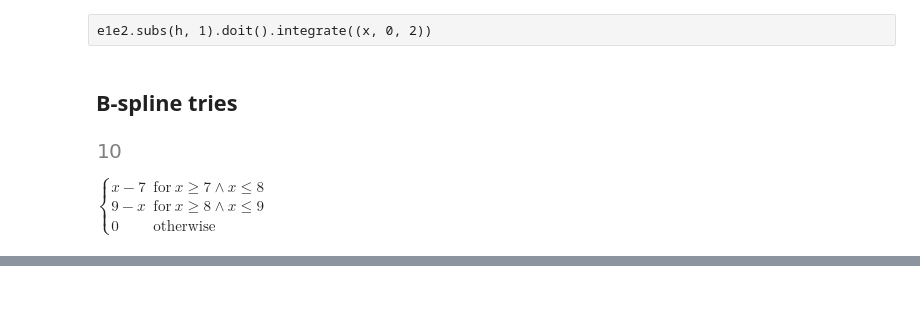
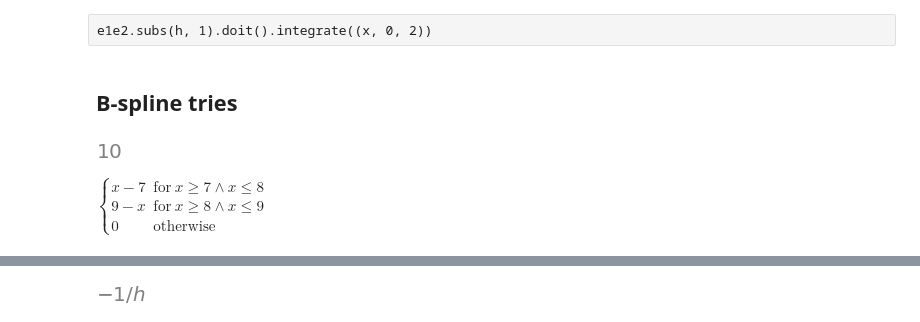
Before and after one commit to martina01natali/MMP, a Jupyter notebook: Project/Neumann/Ex_6-10.ipynb, the cells around one changed output, grey strips where cells are left out. Drawn from its saved outputs; the diff is of its cells as text; code cells hidden in the pictures; blank space fills up the shorter version.

```diff
--- a/Project/Neumann/Ex_6-10.ipynb
+++ b/Project/Neumann/Ex_6-10.ipynb
@@ -180,0 +307,4 @@ $\displaystyle \begin{cases} x - 7 & \text{for}\: x \geq 7 \wedge x \leq 8 \\9 -
+# %%
+e00.diff(x)
+# %% [output]
+[figure, added]
```
Also changed, not shown: parts of 33 cells of this notebook.
